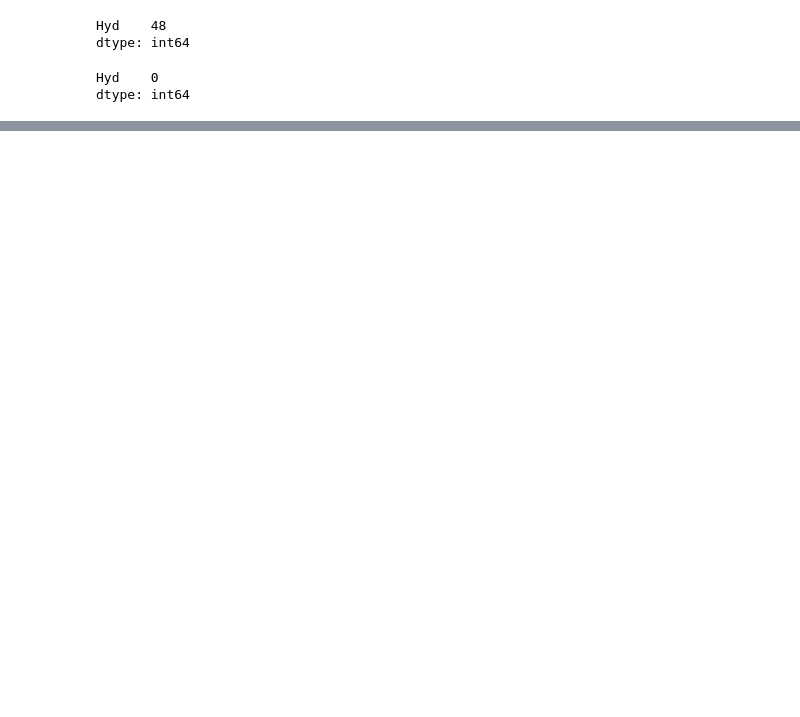
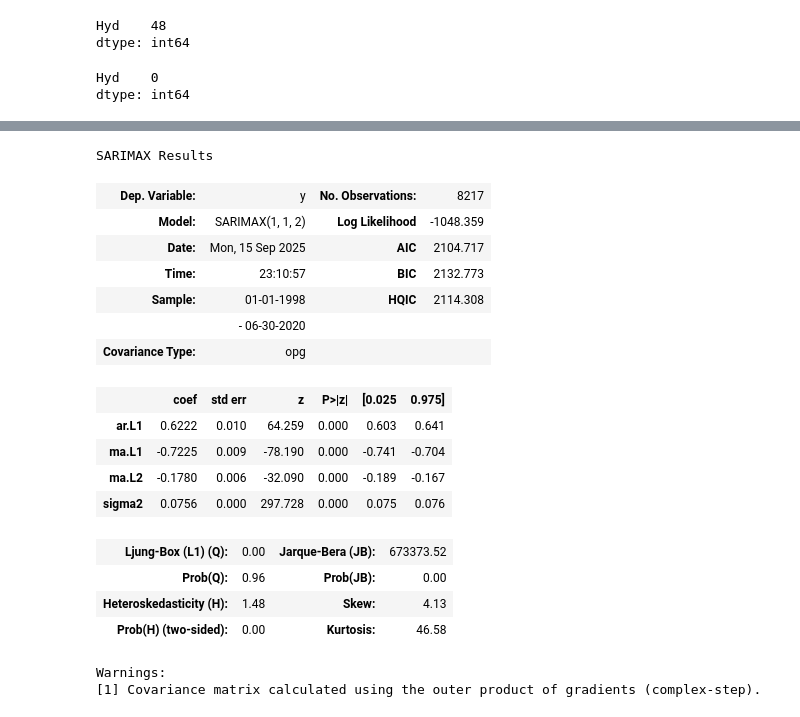
Before and after one commit to 4GeeksAcademy/series_temporales_ErikCaly, a Jupyter notebook: src/explore.ipynb, the cells around one changed output, grey strips where cells are left out. Saved outputs shown, nothing was run; the diff lists cells and outputs as text; code cells hidden in the pictures; blank space fills up the shorter version.

```diff
--- a/src/explore.ipynb
+++ b/src/explore.ipynb
@@ -160,0 +208,22 @@ dtype: float64
+# %%
+model.summary()
+# %% [output]
+SARIMAX Results
+| Dep. Variable: | y | No. Observations: | 8217 |
+| Model: | SARIMAX(1, 1, 2) | Log Likelihood | -1048.359 |
+| Date: | Mon, 15 Sep 2025 | AIC | 2104.717 |
+| Time: | 23:10:57 | BIC | 2132.773 |
+| Sample: | 01-01-1998 | HQIC | 2114.308 |
+|  | - 06-30-2020 |  |  |
+| Covariance Type: | opg |  |  |
+|  | coef | std err | z | P>|z| | [0.025 | 0.975] |
+| ar.L1 | 0.6222 | 0.010 | 64.259 | 0.000 | 0.603 | 0.641 |
+| ma.L1 | -0.7225 | 0.009 | -78.190 | 0.000 | -0.741 | -0.704 |
+| ma.L2 | -0.1780 | 0.006 | -32.090 | 0.000 | -0.189 | -0.167 |
+| sigma2 | 0.0756 | 0.000 | 297.728 | 0.000 | 0.075 | 0.076 |
+| Ljung-Box (L1) (Q): | 0.00 | Jarque-Bera (JB): | 673373.52 |
+| Prob(Q): | 0.96 | Prob(JB): | 0.00 |
+| Heteroskedasticity (H): | 1.48 | Skew: | 4.13 |
+| Prob(H) (two-sided): | 0.00 | Kurtosis: | 46.58 |
+Warnings:
+[1] Covariance matrix calculated using the outer product of gradients (complex-step).
```
Also changed, not shown: parts of 13 cells of this notebook, 2 other files.
